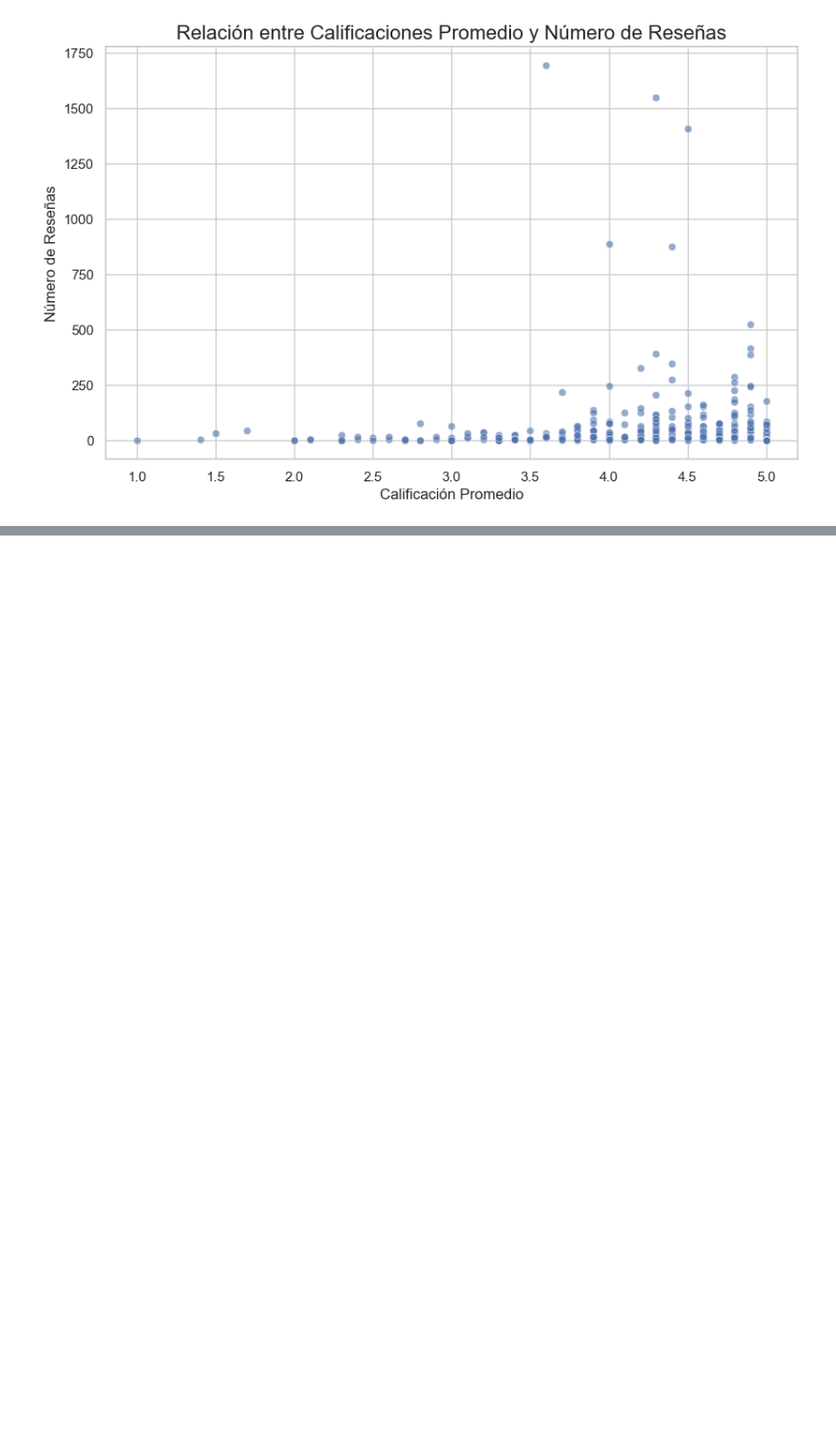
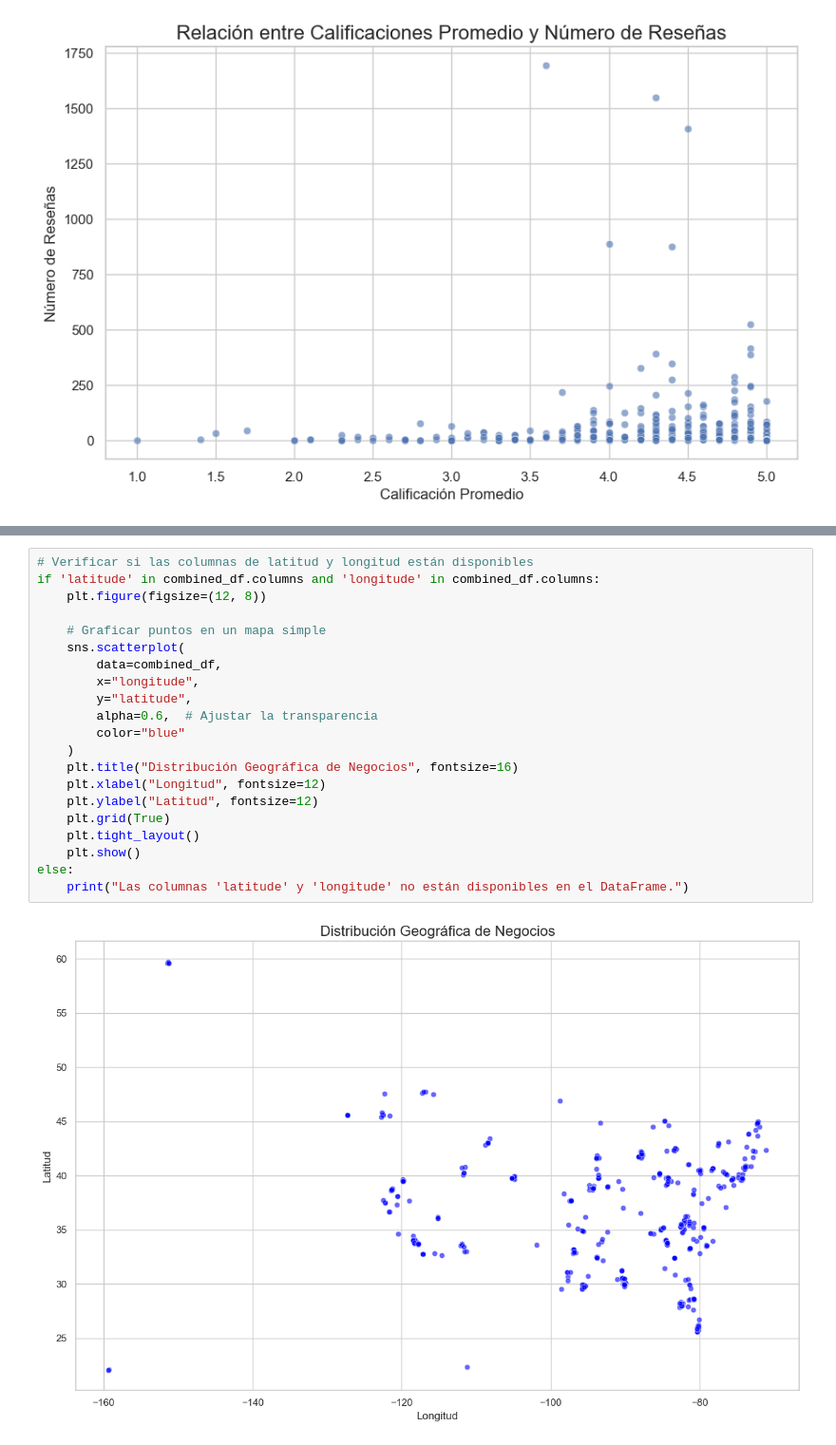
Before and after one commit to SantiagoQuicenoNovoaZikpo/PF-Google-Yelp-ML-, a Jupyter notebook: eda_google_maps.ipynb, the cells around one changed output, grey strips where cells are left out. Shown at 95% size. Saved outputs shown, nothing was run; the diff lists cells and outputs as text; blank space fills up the shorter version.

```diff
--- a/eda_google_maps.ipynb
+++ b/eda_google_maps.ipynb
@@ -109,0 +151,23 @@ plt.show()
+# %%
+# Verificar si las columnas de latitud y longitud están disponibles
+if 'latitude' in combined_df.columns and 'longitude' in combined_df.columns:
+    plt.figure(figsize=(12, 8))
+
+    # Graficar puntos en un mapa simple
+    sns.scatterplot(
+        data=combined_df,
+        x="longitude",
+        y="latitude",
+        alpha=0.6,  # Ajustar la transparencia
+        color="blue"
+    )
+    plt.title("Distribución Geográfica de Negocios", fontsize=16)
+    plt.xlabel("Longitud", fontsize=12)
+    plt.ylabel("Latitud", fontsize=12)
+    plt.grid(True)
+    plt.tight_layout()
+    plt.show()
+else:
+    print("Las columnas 'latitude' y 'longitude' no están disponibles en el DataFrame.")
+# %% [output]
+[figure, added]
```
Also changed, not shown: parts of 9 cells of this notebook.
